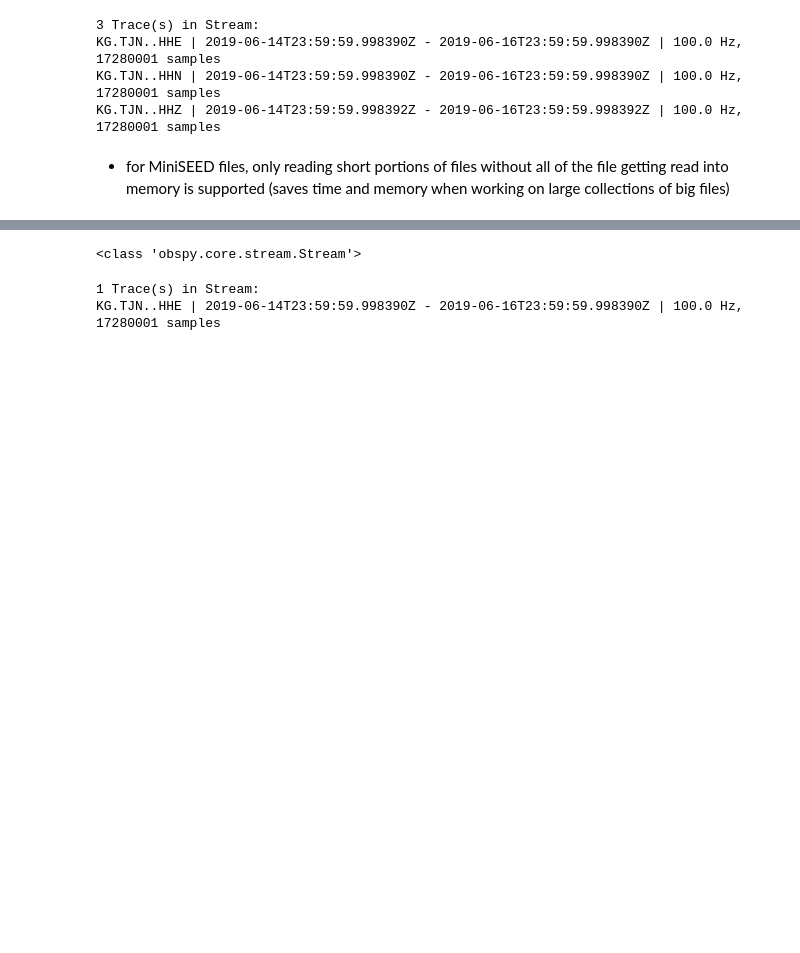
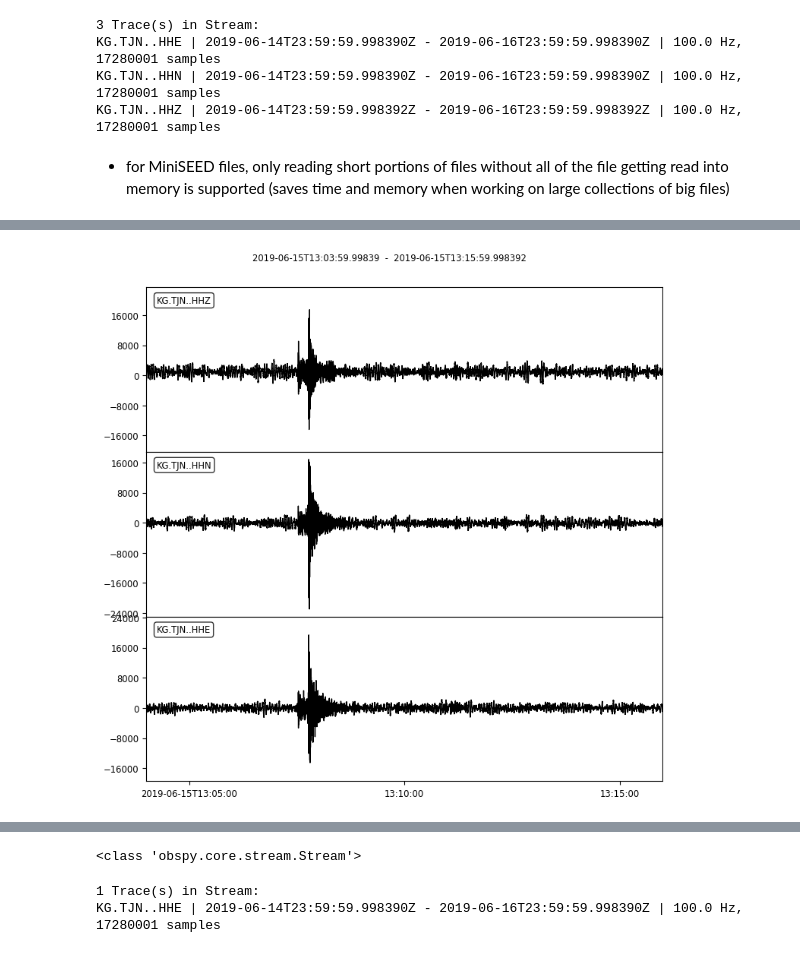
Before and after one commit to yunjeong-seong/kerc_obspy, a Jupyter notebook: 03_waveform_data.ipynb, the cells around one changed output, grey strips where cells are left out. Saved outputs shown, nothing was run; the diff lists cells and outputs as text; code cells hidden in the pictures; blank space fills up the shorter version.

```diff
--- a/03_waveform_data.ipynb
+++ b/03_waveform_data.ipynb
@@ -46,8 +49,9 @@ KG.TJN..HHZ | 2019-06-14T23:59:59.998392Z - 2019-06-16T23:59:59.998392Z | 100.0
 # %%
 from obspy import UTCDateTime
 
-t = UTCDateTime("2019-06-15T05:40:00")
-st = read("./data/TJN.KG.*", starttime=t + 10 * 60, endtime=t + 12 * 60)
+t = UTCDateTime("2019-06-15T13:04:00")
+st = read("./data/TJN.KG.*", starttime=t, endtime=t + 12 * 60)
 print(st)
+st.plot();
 # %% [output]
 3 Trace(s) in Stream:
@@ -57,3 +61,4 @@ KG.TJN..HHZ | 2019-06-15T05:49:59.998392Z - 2019-06-15T05:51:59.998392Z | 100.0
+[figure, added]
 # %% [markdown]
 #### The Stream Object
 
```
Also changed, not shown: parts of 37 cells of this notebook, 2 other files.
